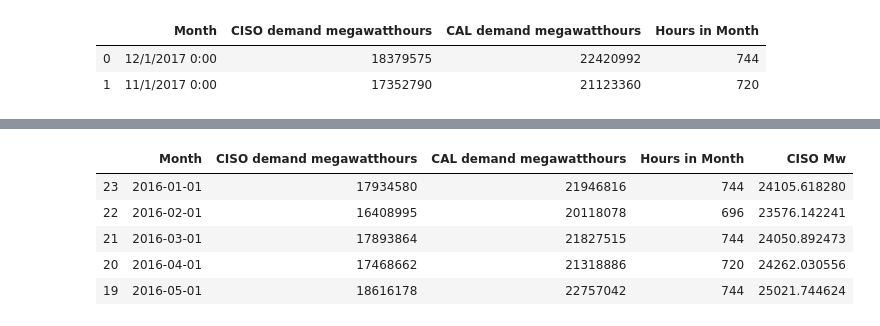
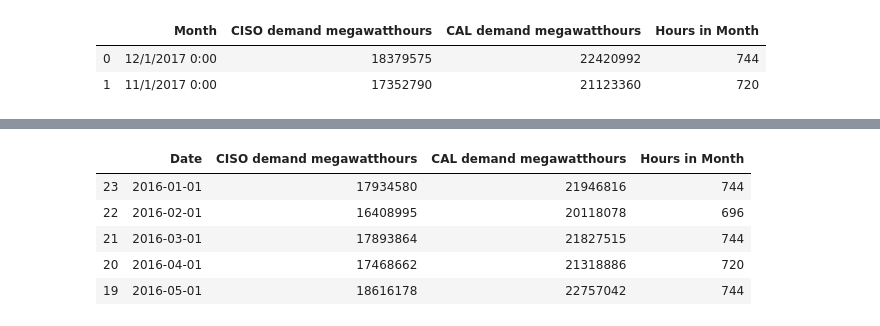
Before and after one commit to scottinsactown/California-Renewable-Energy--data-analysis, a Jupyter notebook: project_start_scott.ipynb, the cells around one changed output, grey strips where cells are left out. Cells and saved outputs as stored; diff of their text form; code cells hidden in the pictures.

```diff
--- a/project_start_scott.ipynb
+++ b/project_start_scott.ipynb
@@ -15,5 +15,5 @@ demand_data.head(2)
 | 1 | 11/1/2017 0:00 | 17352790 | 21123360 | 720 |
 # %%
 # Change scale of megawatthours to megawatts for comparison to production
-demand_data['CISO Mw']=(demand_data['CISO demand megawatthours'] / demand_data['Hours in Month'])
-demand_data.head(2)
+# demand_data['CISO Mw']=(demand_data['CISO demand megawatthours'] / demand_data['Hours in Month'])
+# demand_data.head(2)
@@ -24,13 +20,16 @@ demand_data.head(2)
 # %%
 # Convert dates into sortable format and sort
+#can lose months
+demand_data=demand_data.rename(columns={'Month':'Date'})
+
 import datetime
 pd.plotting.register_matplotlib_converters()
-demand_data['Month'] = pd.to_datetime(demand_data['Month'])
-demand_data.sort_values(by=['Month']).head()
+demand_data['Date'] = pd.to_datetime(demand_data['Date'])
+demand_data.sort_values(by=['Date']).head()
 # %% [output]
-|  | Month | CISO demand megawatthours | CAL demand megawatthours | Hours in Month | CISO Mw |
-| 23 | 2016-01-01 | 17934580 | 21946816 | 744 | 24105.618280 |
-| 22 | 2016-02-01 | 16408995 | 20118078 | 696 | 23576.142241 |
-| 21 | 2016-03-01 | 17893864 | 21827515 | 744 | 24050.892473 |
-| 20 | 2016-04-01 | 17468662 | 21318886 | 720 | 24262.030556 |
-| 19 | 2016-05-01 | 18616178 | 22757042 | 744 | 25021.744624 |
+|  | Date | CISO demand megawatthours | CAL demand megawatthours | Hours in Month |
+| 23 | 2016-01-01 | 17934580 | 21946816 | 744 |
+| 22 | 2016-02-01 | 16408995 | 20118078 | 696 |
+| 21 | 2016-03-01 | 17893864 | 21827515 | 744 |
+| 20 | 2016-04-01 | 17468662 | 21318886 | 720 |
+| 19 | 2016-05-01 | 18616178 | 22757042 | 744 |
```
Also changed, not shown: parts of 10 cells of this notebook.
